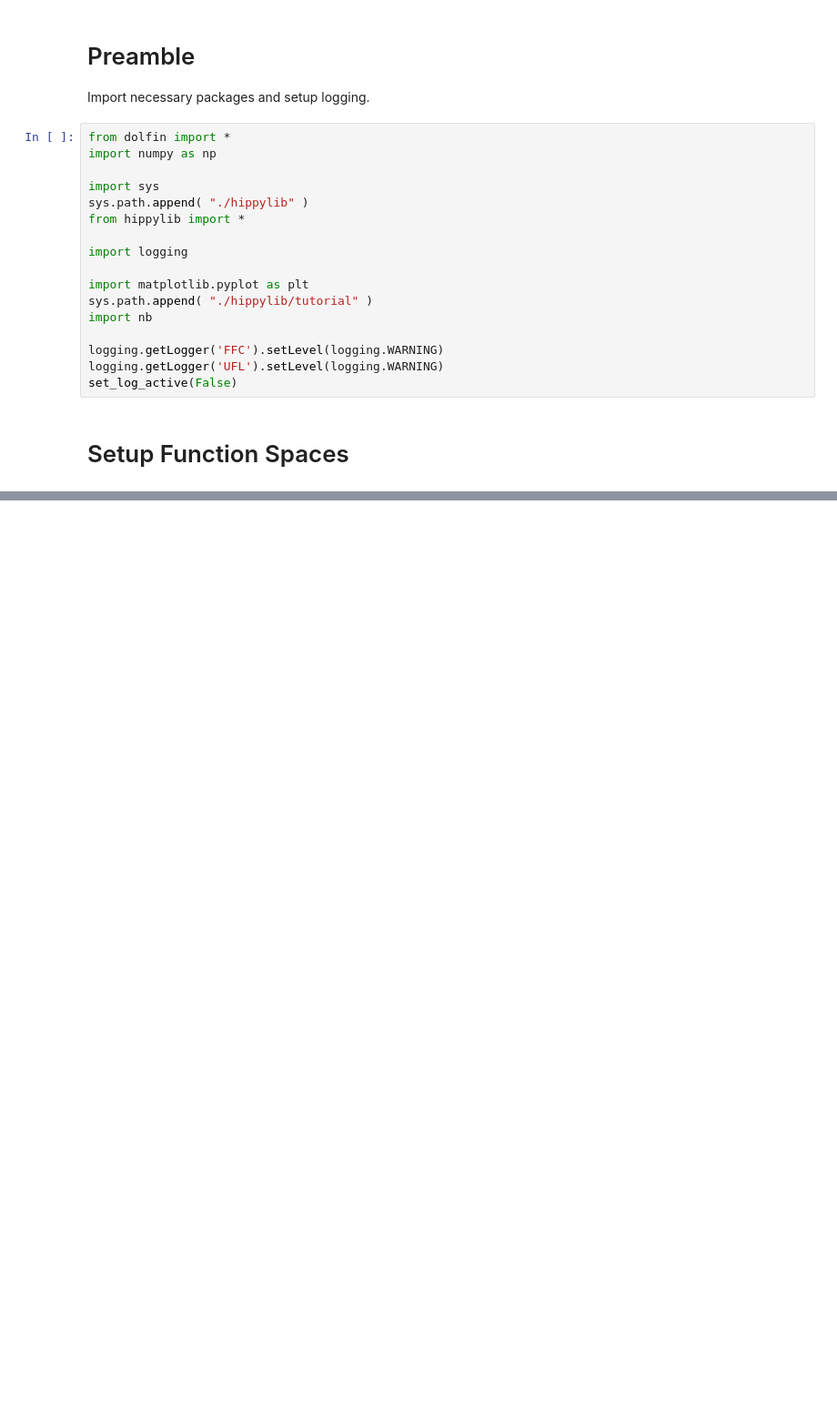
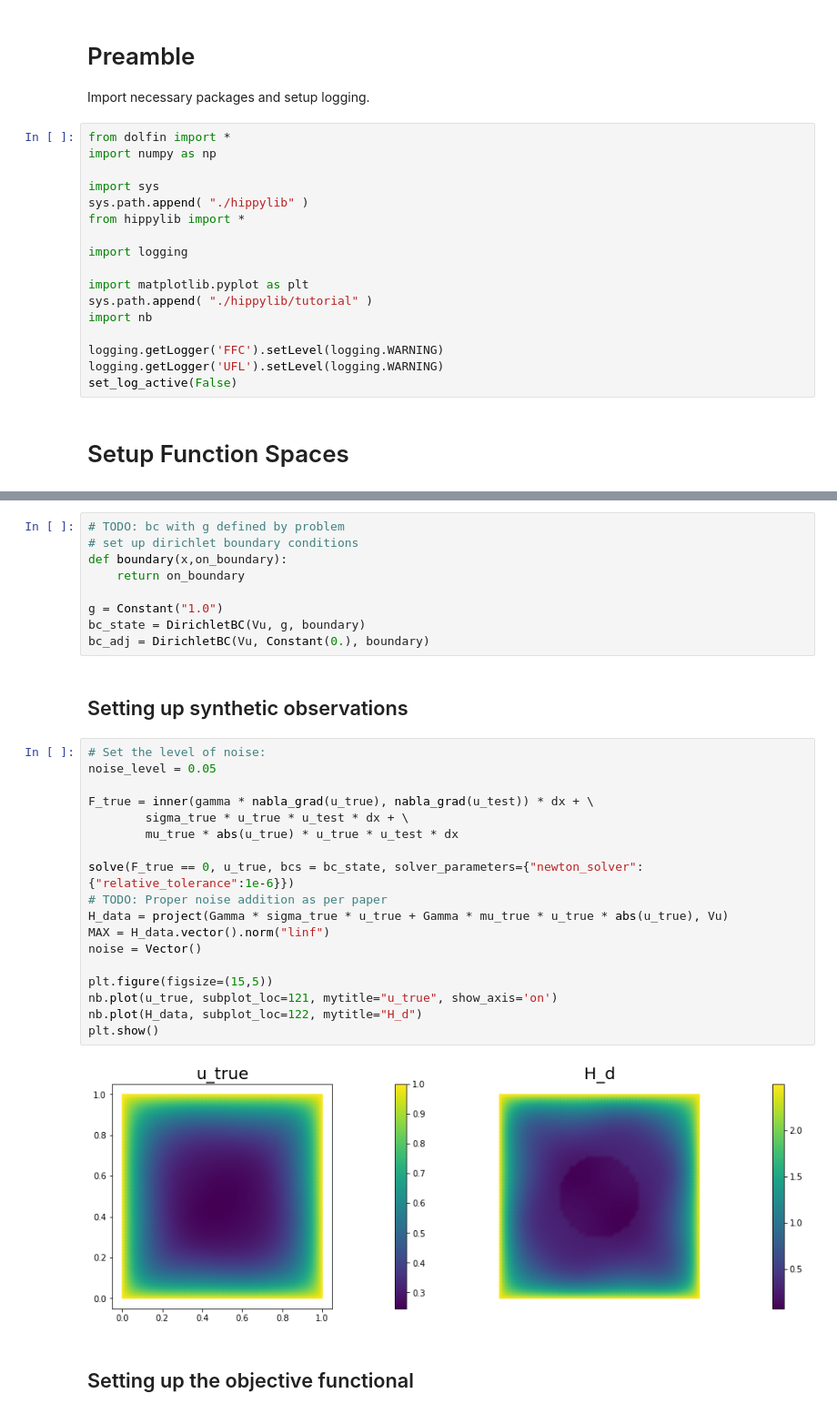
Before and after one commit to sheroze1123/TP-PAT, a Jupyter notebook: TP-PAT.ipynb, the cells around one changed output, grey strips where cells are left out. Shown at 91% size. Cells and saved outputs as stored; diff of their text form; blank space fills up the shorter version.

```diff
--- a/TP-PAT.ipynb
+++ b/TP-PAT.ipynb
@@ -252,0 +68,33 @@ The denoised reconstructions using TN-regularization trade off between noisiness
+# %%
+# TODO: bc with g defined by problem
+# set up dirichlet boundary conditions
+def boundary(x,on_boundary):
+    return on_boundary
+
+g = Constant("1.0")
+bc_state = DirichletBC(Vu, g, boundary)
+bc_adj = DirichletBC(Vu, Constant(0.), boundary)
+# %% [markdown]
+## Setting up synthetic observations
+# %%
+# Set the level of noise:
+noise_level = 0.05
+
+F_true = inner(gamma * nabla_grad(u_true), nabla_grad(u_test)) * dx + \
+        sigma_true * u_true * u_test * dx + \
+        mu_true * abs(u_true) * u_true * u_test * dx
+
+solve(F_true == 0, u_true, bcs = bc_state, solver_parameters={"newton_solver":{"relative_tolerance":1e-6}})
+# TODO: Proper noise addition as per paper
+H_data = project(Gamma * sigma_true * u_true + Gamma * mu_true * u_true * abs(u_true), Vu)
+MAX = H_data.vector().norm("linf")
+noise = Vector()
+
+plt.figure(figsize=(15,5))
+nb.plot(u_true, subplot_loc=121, mytitle="u_true", show_axis='on')
+nb.plot(H_data, subplot_loc=122, mytitle="H_d")
+plt.show()
+# %% [output]
+[figure, added]
+# %% [markdown]
+## Setting up the objective functional
```
Also changed, not shown: parts of 17 cells of this notebook, 2 other files.
